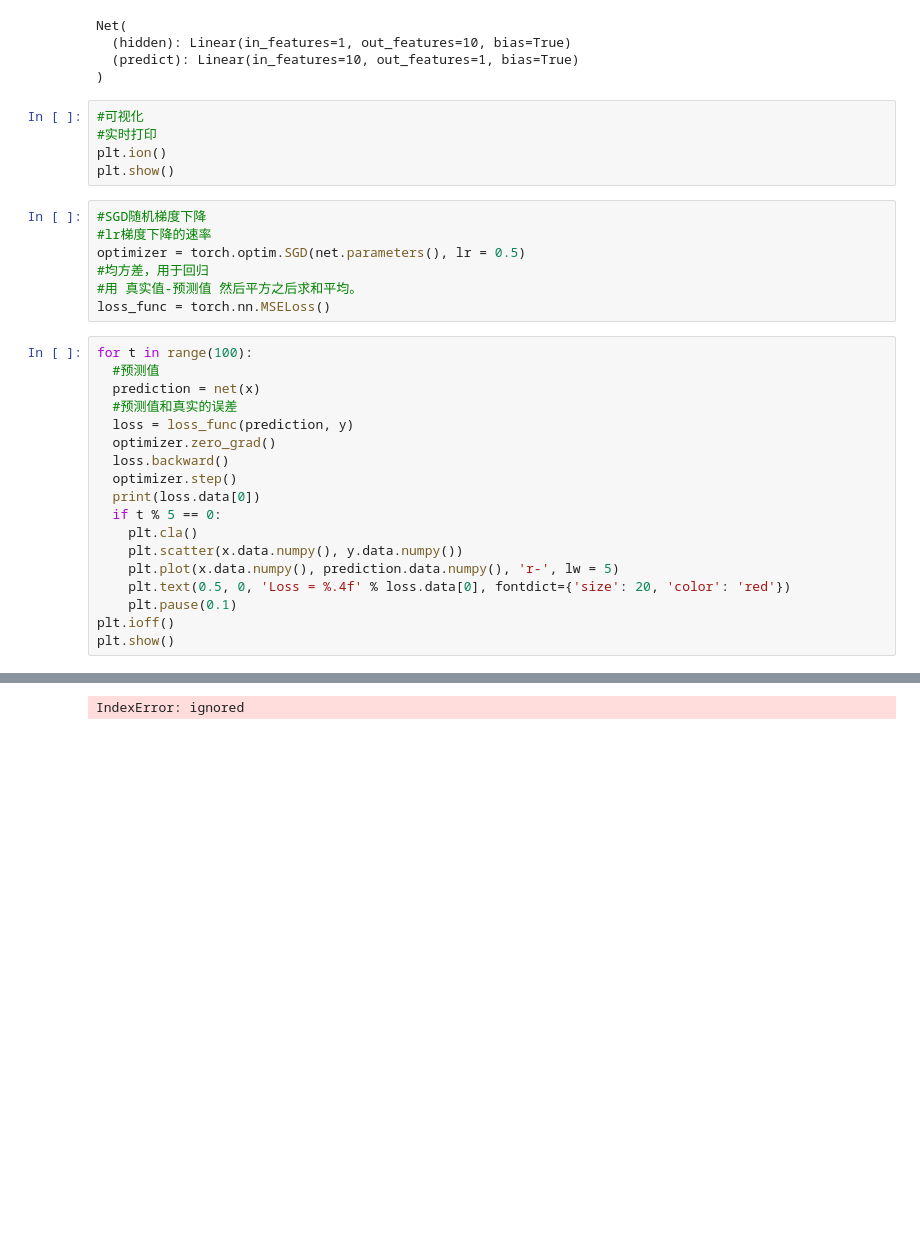
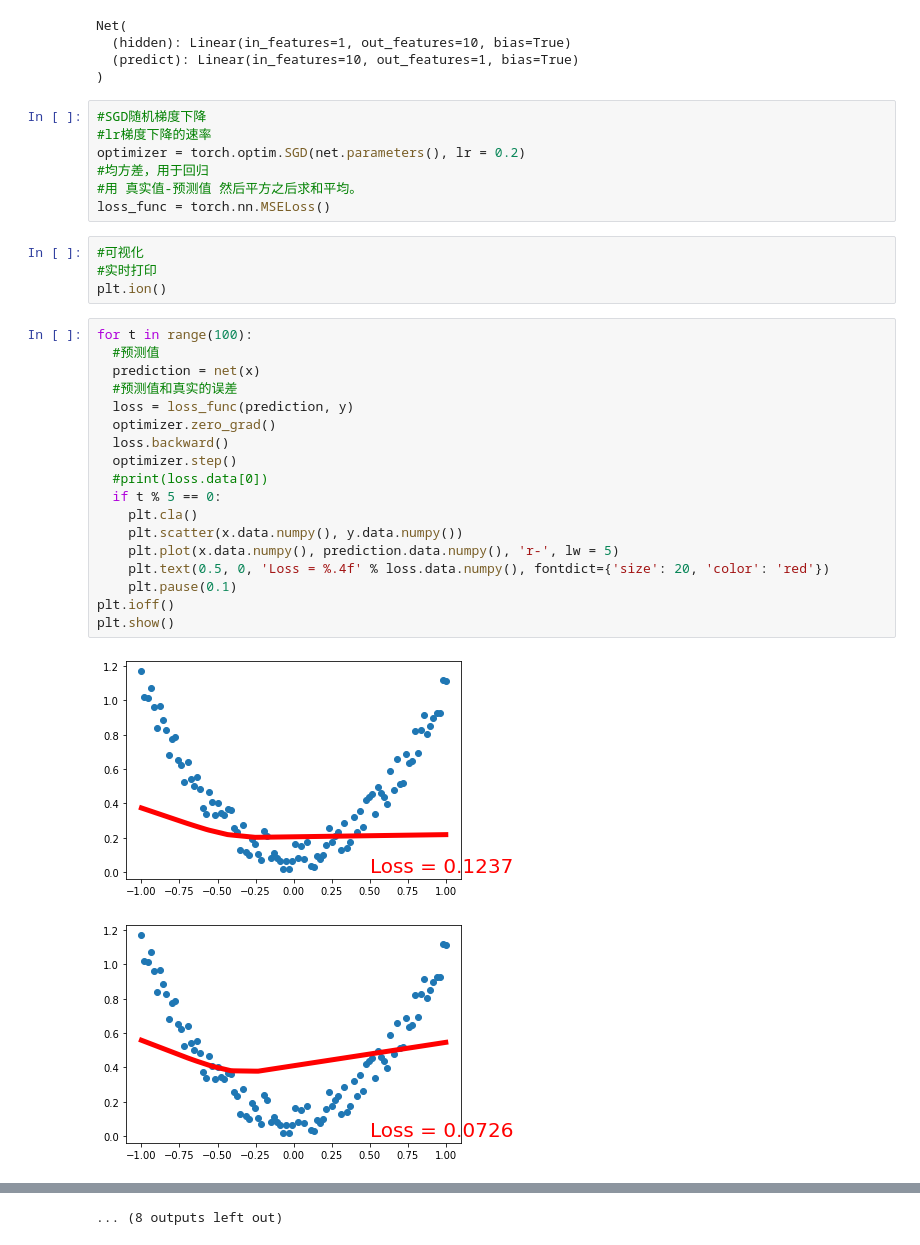
Before and after one commit to yeswhos/Code-Practice, a Jupyter notebook: python/Regression.ipynb, the cells around one changed output, grey strips where cells are left out. Cells and saved outputs as stored; diff of their text form; blank space fills up the shorter version.

```diff
--- a/python/Regression.ipynb
+++ b/python/Regression.ipynb
@@ -34,34 +34,35 @@ Net(
   (hidden): Linear(in_features=1, out_features=10, bias=True)
   (predict): Linear(in_features=10, out_features=1, bias=True)
 )
+# %%
+#SGD随机梯度下降
+#lr梯度下降的速率
+optimizer = torch.optim.SGD(net.parameters(), lr = 0.2)
+#均方差，用于回归
+#用 真实值-预测值 然后平方之后求和平均。
+loss_func = torch.nn.MSELoss()
 # %%
 #可视化
 #实时打印
 plt.ion()
-plt.show()
-# %%
-#SGD随机梯度下降
-#lr梯度下降的速率
-optimizer = torch.optim.SGD(net.parameters(), lr = 0.5)
-#均方差，用于回归
-#用 真实值-预测值 然后平方之后求和平均。
-loss_func = torch.nn.MSELoss()
 # %%
 for t in range(100):
   #预测值
   prediction = net(x)
   #预测值和真实的误差
   loss = loss_func(prediction, y)
   optimizer.zero_grad()
   loss.backward()
   optimizer.step()
-  print(loss.data[0])
+  #print(loss.data[0])
   if t % 5 == 0:
     plt.cla()
     plt.scatter(x.data.numpy(), y.data.numpy())
     plt.plot(x.data.numpy(), prediction.data.numpy(), 'r-', lw = 5)
-    plt.text(0.5, 0, 'Loss = %.4f' % loss.data[0], fontdict={'size': 20, 'color': 'red'})
+    plt.text(0.5, 0, 'Loss = %.4f' % loss.data.numpy(), fontdict={'size': 20, 'color': 'red'})
     plt.pause(0.1)
 plt.ioff()
 plt.show()
 # %% [output]
+[figure, added]
+[figure, added]
@@ -68 +79 @@ plt.show()
-IndexError: ignored
+... (8 outputs left out)
```
Also changed, not shown: parts of 2 cells of this notebook.
